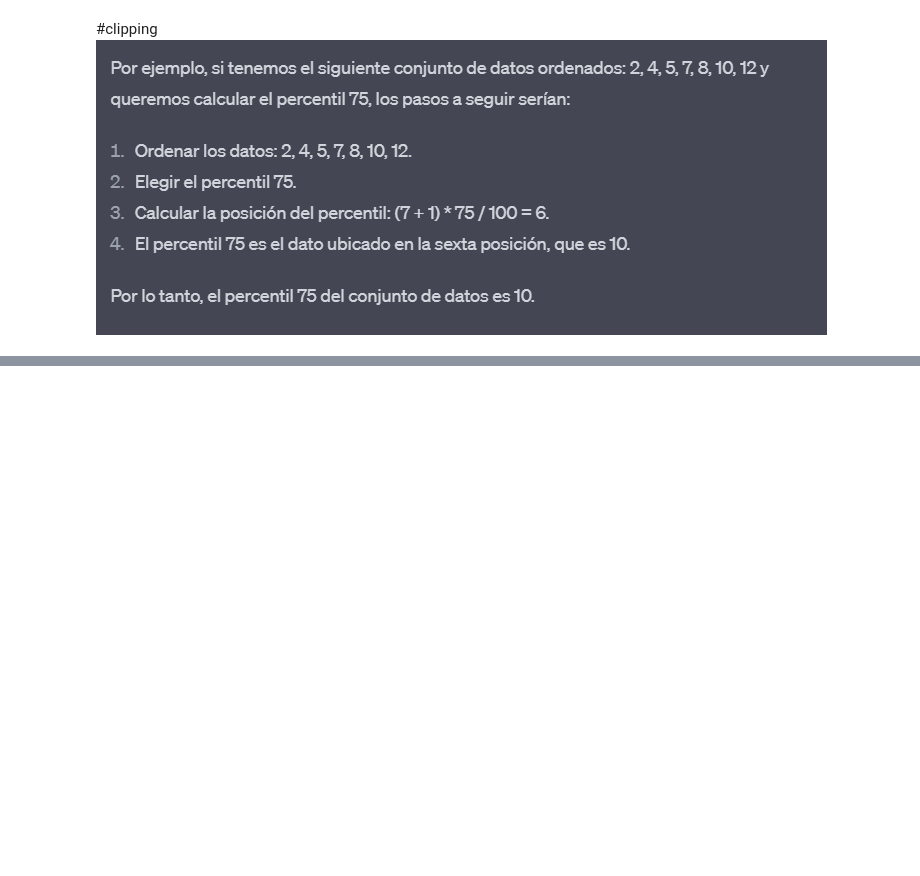
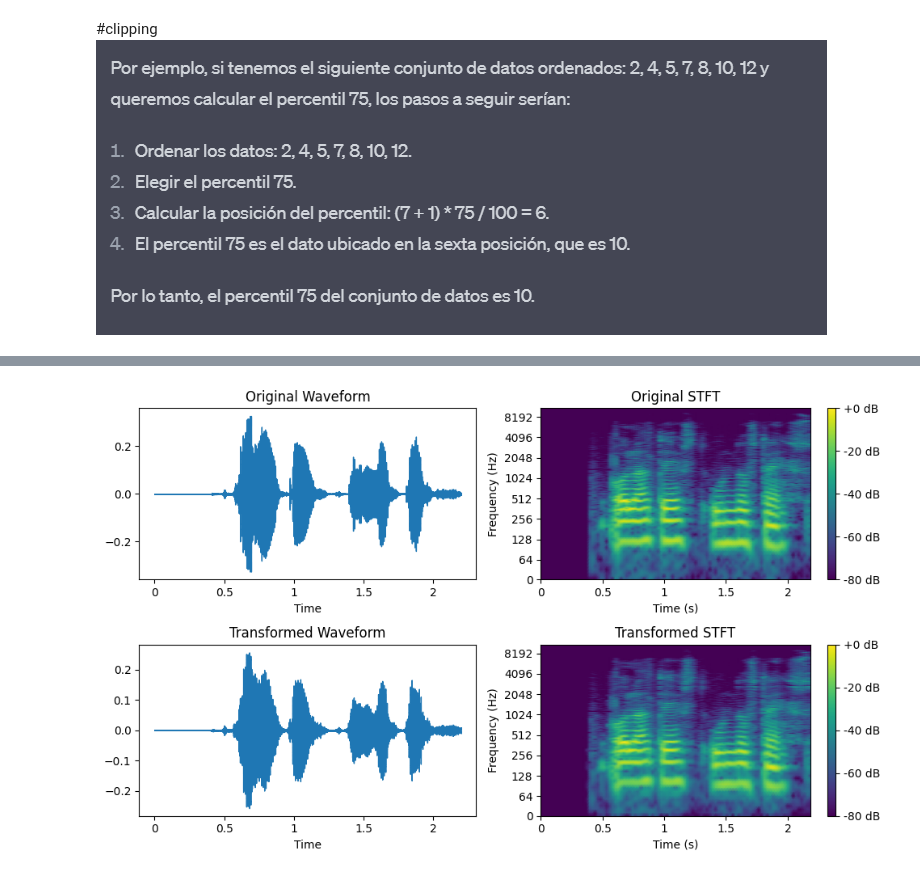
Before and after one commit to LucasTakanori/DA_programV2, a Jupyter notebook: TFG/test.ipynb, the cells around one changed output, grey strips where cells are left out. Drawn from its saved outputs; the diff is of its cells as text; code cells hidden in the pictures; blank space fills up the shorter version.

```diff
--- a/TFG/test.ipynb
+++ b/TFG/test.ipynb
@@ -468,0 +504,46 @@ vtlp("../test.mp3","vtlpout.wav", 1)
+# %%
+import librosa
+import librosa.display
+import matplotlib.pyplot as plt
+
+def plot_waveform_and_stft_librosa(original_file, transformed_file):
+    # Load the original audio file
+    y1, sr1 = librosa.load(original_file)
+    # Plot the waveform of the original audio file
+    plt.figure(figsize=(10, 6))
+    plt.subplot(2, 2, 1)
+    plt.title('Original Waveform')
+    librosa.display.waveshow(y1, sr=sr1)
+
+    # Compute and plot the STFT of the original audio file
+    D1 = librosa.stft(y1)
+    plt.subplot(2, 2, 2)
+    plt.title('Original STFT')
+    librosa.display.specshow(librosa.amplitude_to_db(np.abs(D1), ref=np.max), y_axis='log', x_axis='time', cmap='viridis', shading='gouraud')
+    plt.colorbar(format='%+2.0f dB')
+    plt.xlabel('Time (s)')
+    plt.ylabel('Frequency (Hz)')
+
+    # Load the transformed audio file
+    y2, sr2 = librosa.load(transformed_file)
+    # Plot the waveform of the transformed audio file
+    plt.subplot(2, 2, 3)
+    plt.title('Transformed Waveform')
+    librosa.display.waveshow(y2, sr=sr2)
+
+    # Compute and plot the STFT of the transformed audio file
+    D2 = librosa.stft(y2)
+    plt.subplot(2, 2, 4)
+    plt.title('Transformed STFT')
+    librosa.display.specshow(librosa.amplitude_to_db(np.abs(D2), ref=np.max), y_axis='log', x_axis='time', cmap='viridis', shading='gouraud')
+    plt.colorbar(format='%+2.0f dB')
+    plt.xlabel('Time (s)')
+    plt.ylabel('Frequency (Hz)')
+
+    # Show the plots
+    plt.tight_layout()
+    plt.show()
+
+plot_waveform_and_stft_librosa("../test.mp3","tout.wav")
+# %% [output]
+[figure, added]
```
Also changed, not shown: parts of 13 cells of this notebook, 4 other files.
